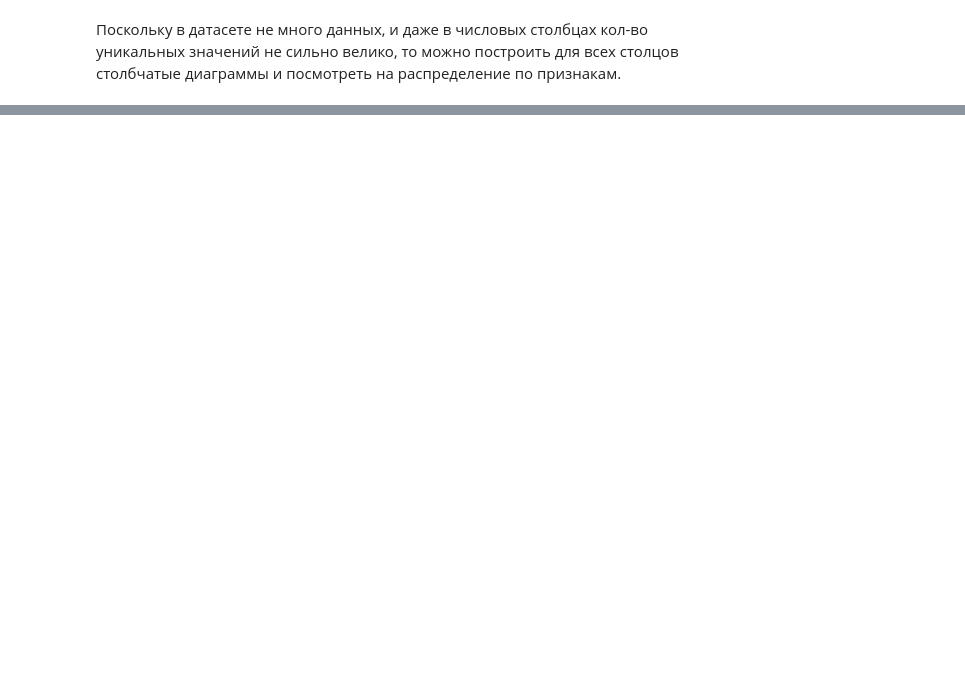
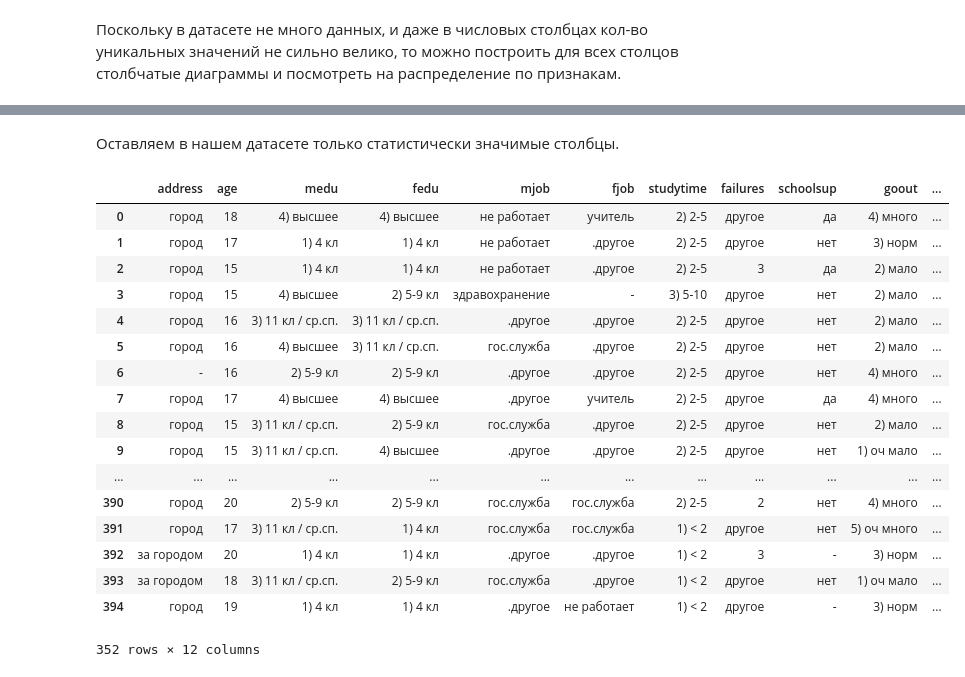
Before and after one commit to veryaskinan/skillfactory, a Jupyter notebook: module_2/eda.ipynb, the cells around one changed output, grey strips where cells are left out. Saved outputs shown, nothing was run; the diff lists cells and outputs as text; code cells hidden in the pictures; blank space fills up the shorter version.

```diff
--- a/module_2/eda.ipynb
+++ b/module_2/eda.ipynb
@@ -371,0 +466,2 @@ display(Javascript('''google.colab.output.setIframeHeight(0, true, {maxHeight: 9
+# %%
+df["absences"][df["absences"] > 200] = -2
@@ -371,0 +473,2 @@ display(Javascript('''google.colab.output.setIframeHeight(0, true, {maxHeight: 9
+# %%
+df["absences"][df["absences"] > 20] = 20
@@ -371,0 +490,2 @@ display(Javascript('''google.colab.output.setIframeHeight(0, true, {maxHeight: 9
+# %%
+df = df[df['score'] > 0]
@@ -371,0 +558,25 @@ display(Javascript('''google.colab.output.setIframeHeight(0, true, {maxHeight: 9
+# %% [markdown]
+Оставляем в нашем датасете только статистически значимые столбцы.
+# %%
+res = df.loc[:, ['address', 'age', 'medu', 'fedu', 'mjob', 'fjob', 'studytime', 'failures', 'schoolsup', 'goout', 'absences', 'score']]
+# %%
+res
+# %% [output]
+|  | address | age | medu | fedu | mjob | fjob | studytime | failures | schoolsup | goout | ... |
+| 0 | город | 18 | 4) высшее | 4) высшее | не работает | учитель | 2) 2-5 | другое | да | 4) много | ... |
+| 1 | город | 17 | 1) 4 кл | 1) 4 кл | не работает | .другое | 2) 2-5 | другое | нет | 3) норм | ... |
+| 2 | город | 15 | 1) 4 кл | 1) 4 кл | не работает | .другое | 2) 2-5 | 3 | да | 2) мало | ... |
+| 3 | город | 15 | 4) высшее | 2) 5-9 кл | здравохранение | - | 3) 5-10 | другое | нет | 2) мало | ... |
+| 4 | город | 16 | 3) 11 кл / ср.сп. | 3) 11 кл / ср.сп. | .другое | .другое | 2) 2-5 | другое | нет | 2) мало | ... |
+| 5 | город | 16 | 4) высшее | 3) 11 кл / ср.сп. | гос.служба | .другое | 2) 2-5 | другое | нет | 2) мало | ... |
+| 6 | - | 16 | 2) 5-9 кл | 2) 5-9 кл | .другое | .другое | 2) 2-5 | другое | нет | 4) много | ... |
+| 7 | город | 17 | 4) высшее | 4) высшее | .другое | учитель | 2) 2-5 | другое | да | 4) много | ... |
+| 8 | город | 15 | 3) 11 кл / ср.сп. | 2) 5-9 кл | гос.служба | .другое | 2) 2-5 | другое | нет | 2) мало | ... |
+| 9 | город | 15 | 3) 11 кл / ср.сп. | 4) высшее | .другое | .другое | 2) 2-5 | другое | нет | 1) оч мало | ... |
+| ... | ... | ... | ... | ... | ... | ... | ... | ... | ... | ... | ... |
+| 390 | город | 20 | 2) 5-9 кл | 2) 5-9 кл | гос.служба | гос.служба | 2) 2-5 | 2 | нет | 4) много | ... |
+| 391 | город | 17 | 3) 11 кл / ср.сп. | 1) 4 кл | гос.служба | гос.служба | 1) < 2 | другое | нет | 5) оч много | ... |
+| 392 | за городом | 20 | 1) 4 кл | 1) 4 кл | .другое | .другое | 1) < 2 | 3 | - | 3) норм | ... |
+| 393 | за городом | 18 | 3) 11 кл / ср.сп. | 2) 5-9 кл | гос.служба | .другое | 1) < 2 | другое | нет | 1) оч мало | ... |
+| 394 | город | 19 | 1) 4 кл | 1) 4 кл | .другое | не работает | 1) < 2 | другое | - | 3) норм | ... |
+352 rows × 12 columns
```
Also changed, not shown: parts of 33 cells of this notebook, 1 other file.
